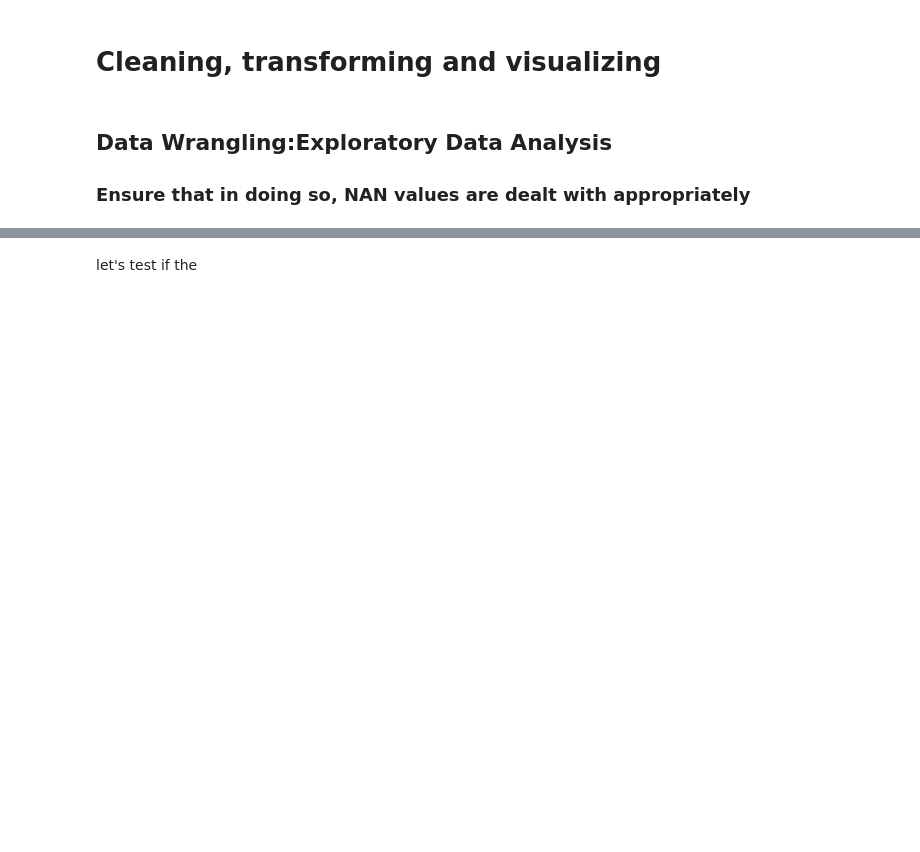
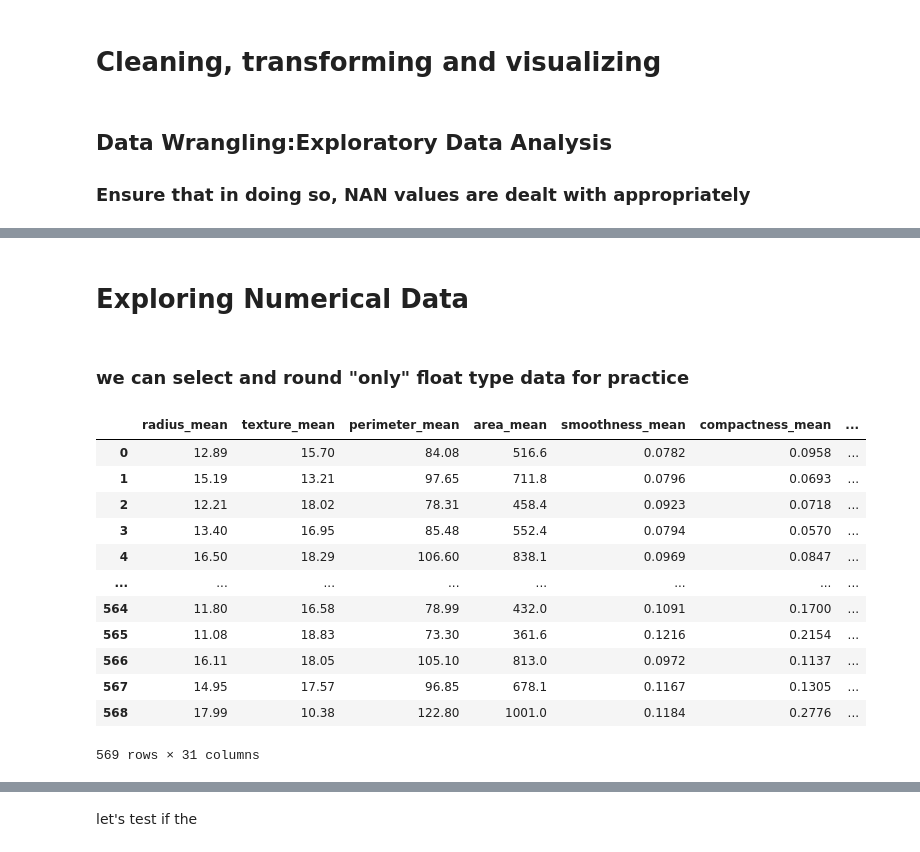
Before and after one commit to faikbak/01_first_notebook, a Jupyter notebook: capstone2/[faik_bak]CS2 Preprocessing and Training Data Development_for_Reza.ipynb, the cells around one changed output, grey strips where cells are left out. Cells and saved outputs as stored; diff of their text form; code cells hidden in the pictures; blank space fills up the shorter version.

```diff
--- a/capstone2/[faik_bak]CS2 Preprocessing and Training Data Development_for_Reza.ipynb
+++ b/capstone2/[faik_bak]CS2 Preprocessing and Training Data Development_for_Reza.ipynb
@@ -209,0 +176,5 @@ plt.title('Skew : %.2f' % np.log(data_train['revenue']).skew())
+# %%
+#sort diagnosis to see if using this values is helpful
+cancer=cancer.sort_values(by='diagnosis')
+# %%
+cancer.reset_index(inplace = True,drop = True)
@@ -209,0 +201,22 @@ plt.title('Skew : %.2f' % np.log(data_train['revenue']).skew())
+# %% [markdown]
+ # Exploring Numerical Data
+# %% [markdown]
+### we can select and round "only" float type data for practice
+# %%
+numeric=cancer.select_dtypes(include=['float64']).round(4)
+# %%
+numeric
+# %% [output]
+|  | radius_mean | texture_mean | perimeter_mean | area_mean | smoothness_mean | compactness_mean | ... |
+| 0 | 12.89 | 15.70 | 84.08 | 516.6 | 0.0782 | 0.0958 | ... |
+| 1 | 15.19 | 13.21 | 97.65 | 711.8 | 0.0796 | 0.0693 | ... |
+| 2 | 12.21 | 18.02 | 78.31 | 458.4 | 0.0923 | 0.0718 | ... |
+| 3 | 13.40 | 16.95 | 85.48 | 552.4 | 0.0794 | 0.0570 | ... |
+| 4 | 16.50 | 18.29 | 106.60 | 838.1 | 0.0969 | 0.0847 | ... |
+| ... | ... | ... | ... | ... | ... | ... | ... |
+| 564 | 11.80 | 16.58 | 78.99 | 432.0 | 0.1091 | 0.1700 | ... |
+| 565 | 11.08 | 18.83 | 73.30 | 361.6 | 0.1216 | 0.2154 | ... |
+| 566 | 16.11 | 18.05 | 105.10 | 813.0 | 0.0972 | 0.1137 | ... |
+| 567 | 14.95 | 17.57 | 96.85 | 678.1 | 0.1167 | 0.1305 | ... |
+| 568 | 17.99 | 10.38 | 122.80 | 1001.0 | 0.1184 | 0.2776 | ... |
+569 rows × 31 columns
```
Also changed, not shown: parts of 72 cells of this notebook.
